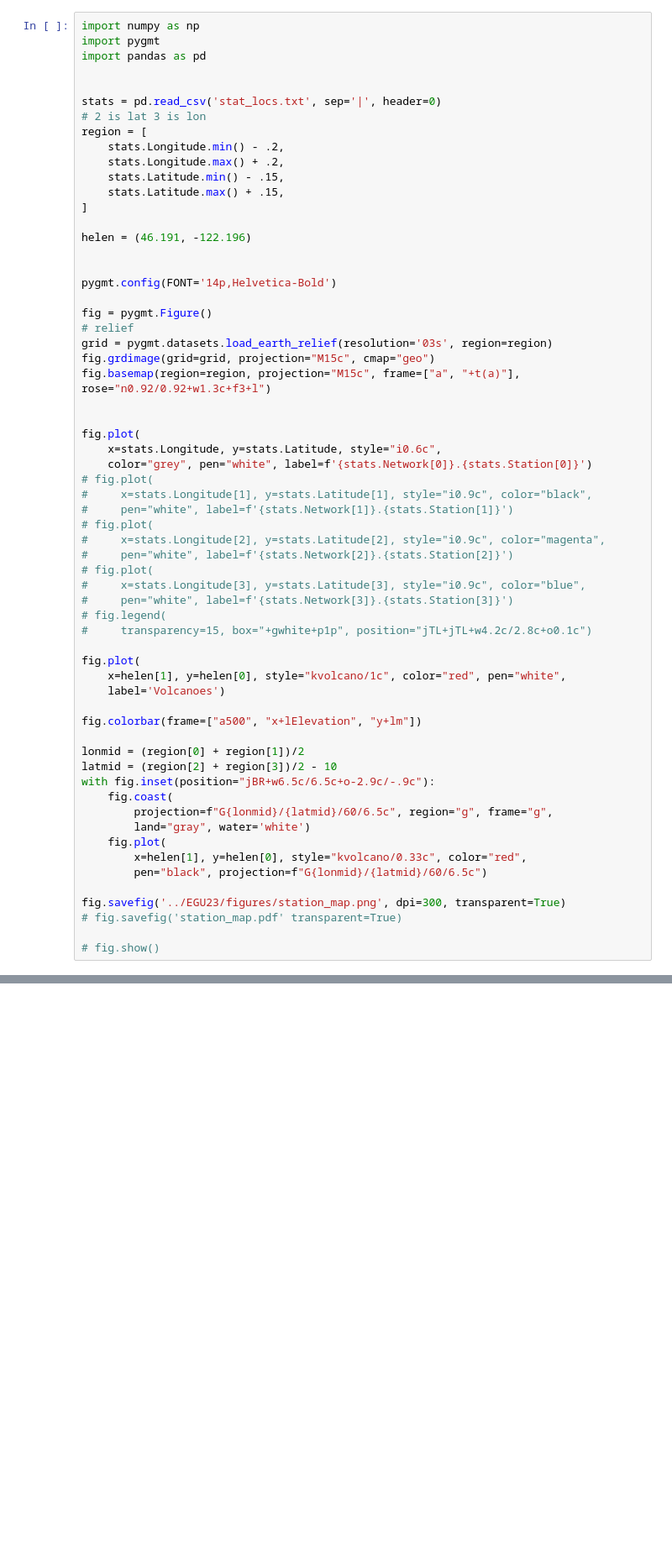
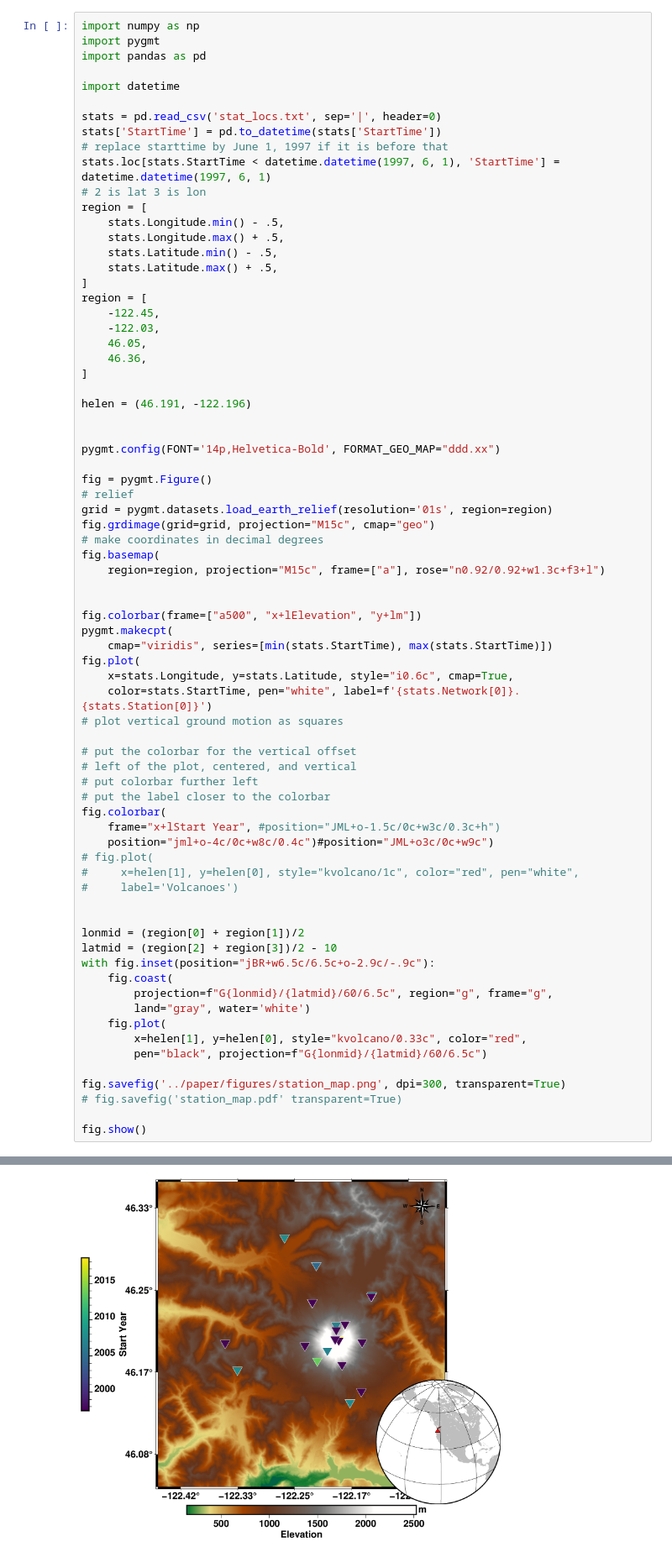
Before and after one commit to Denolle-Lab/Mt-St-Helens, a Jupyter notebook: plot_stations.ipynb, the cells around one changed output, grey strips where cells are left out. Shown at 84% size. Saved outputs shown, nothing was run; the diff lists cells and outputs as text; blank space fills up the shorter version.

```diff
--- a/plot_stations.ipynb
+++ b/plot_stations.ipynb
@@ -3,48 +3,59 @@ import numpy as np
 import pygmt
 import pandas as pd
 
+import datetime
 
 stats = pd.read_csv('stat_locs.txt', sep='|', header=0)
+stats['StartTime'] = pd.to_datetime(stats['StartTime'])
+# replace starttime by June 1, 1997 if it is before that
+stats.loc[stats.StartTime < datetime.datetime(1997, 6, 1), 'StartTime'] = datetime.datetime(1997, 6, 1)
 # 2 is lat 3 is lon
 region = [
-    stats.Longitude.min() - .2,
-    stats.Longitude.max() + .2,
-    stats.Latitude.min() - .15,
-    stats.Latitude.max() + .15,
+    stats.Longitude.min() - .5,
+    stats.Longitude.max() + .5,
+    stats.Latitude.min() - .5,
+    stats.Latitude.max() + .5,
+]
+region = [
+    -122.45,
+    -122.03,
+    46.05,
+    46.36,
 ]
 
 helen = (46.191, -122.196)
 
 
-pygmt.config(FONT='14p,Helvetica-Bold')
+pygmt.config(FONT='14p,Helvetica-Bold', FORMAT_GEO_MAP="ddd.xx")
 
 fig = pygmt.Figure()
 # relief
-grid = pygmt.datasets.load_earth_relief(resolution='03s', region=region)
+grid = pygmt.datasets.load_earth_relief(resolution='01s', region=region)
 fig.grdimage(grid=grid, projection="M15c", cmap="geo")
-fig.basemap(region=region, projection="M15c", frame=["a", "+t(a)"], rose="n0.92/0.92+w1.3c+f3+l")
+# make coordinates in decimal degrees
+fig.basemap(
+    region=region, projection="M15c", frame=["a"], rose="n0.92/0.92+w1.3c+f3+l")
 
 
+fig.colorbar(frame=["a500", "x+lElevation", "y+lm"])
+pygmt.makecpt(
+    cmap="viridis", series=[min(stats.StartTime), max(stats.StartTime)])
 fig.plot(
-    x=stats.Longitude, y=stats.Latitude, style="i0.6c",
-    color="grey", pen="white", label=f'{stats.Network[0]}.{stats.Station[0]}')
+    x=stats.Longitude, y=stats.Latitude, style="i0.6c", cmap=True,
+    color=stats.StartTime, pen="white", label=f'{stats.Network[0]}.{stats.Station[0]}')
+# plot vertical ground motion as squares
+
+# put the colorbar for the vertical offset
+# left of the plot, centered, and vertical
+# put colorbar further left
+# put the label closer to the colorbar
+fig.colorbar(
+    frame="x+lStart Year", #position="JML+o-1.5c/0c+w3c/0.3c+h")
+    position="jml+o-4c/0c+w8c/0.4c")#position="JML+o3c/0c+w9c")
 # fig.plot(
-#     x=stats.Longitude[1], y=stats.Latitude[1], style="i0.9c", color="black",
-#     pen="white", label=f'{stats.Network[1]}.{stats.Station[1]}')
-# fig.plot(
-#     x=stats.Longitude[2], y=stats.Latitude[2], style="i0.9c", color="magenta",
-#     pen="white", label=f'{stats.Network[2]}.{stats.Station[2]}')
-# fig.plot(
-#     x=stats.Longitude[3], y=stats.Latitude[3], style="i0.9c", color="blue",
-#     pen="white", label=f'{stats.Network[3]}.{stats.Station[3]}')
-# fig.legend(
-#     transparency=15, box="+gwhite+p1p", position="jTL+jTL+w4.2c/2.8c+o0.1c")
+#     x=helen[1], y=helen[0], style="kvolcano/1c", color="red", pen="white",
+#     label='Volcanoes')
 
-fig.plot(
-    x=helen[1], y=helen[0], style="kvolcano/1c", color="red", pen="white",
-    label='Volcanoes')
-
-fig.colorbar(frame=["a500", "x+lElevation", "y+lm"])
 
 lonmid = (region[0] + region[1])/2
 latmid = (region[2] + region[3])/2 - 10
@@ -56,9 +67,9 @@ with fig.inset(position="jBR+w6.5c/6.5c+o-2.9c/-.9c"):
         x=helen[1], y=helen[0], style="kvolcano/0.33c", color="red",
         pen="black", projection=f"G{lonmid}/{latmid}/60/6.5c")
 
-fig.savefig('../EGU23/figures/station_map.png', dpi=300, transparent=True)
+fig.savefig('../paper/figures/station_map.png', dpi=300, transparent=True)
 # fig.savefig('station_map.pdf' transparent=True)
 
-# fig.show()
+fig.show()
 # %% [output]
 pygmt-session [WARNING]: Remote dataset given to a data processing module but no registration was specified - default to gridline registration (if available)
@@ -72,0 +77 @@ grdcut [WARNING]: n reset from 46.42527 to 46.4258333333
+[figure, added]
```
Also changed, not shown: parts of 1 cell of this notebook, 3 other files.
